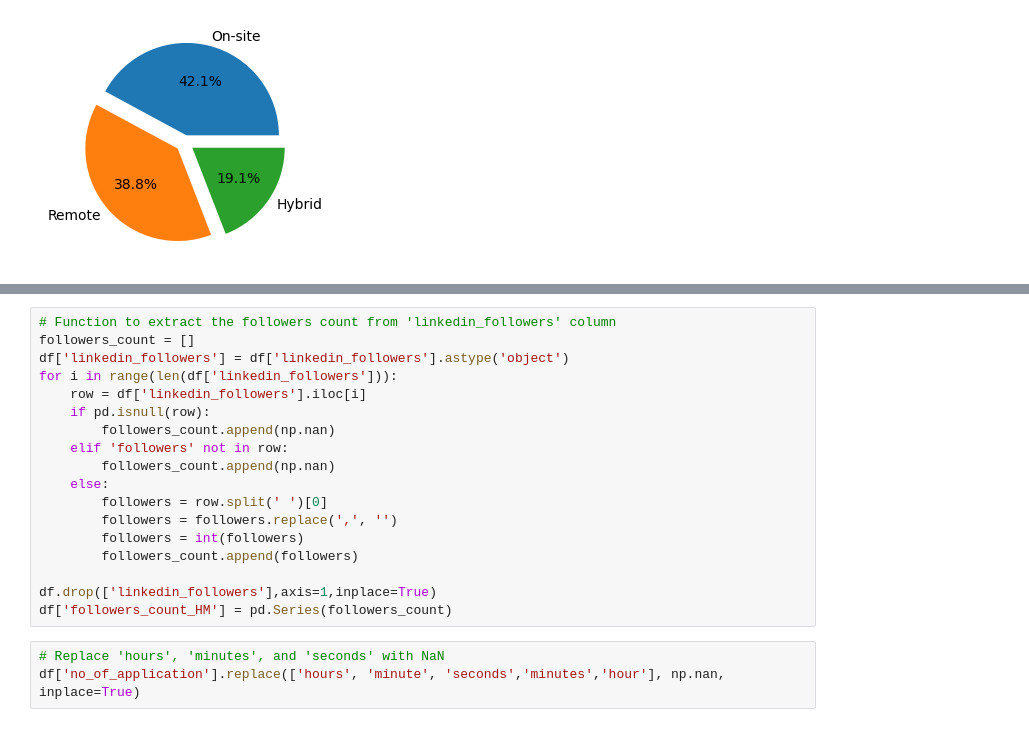
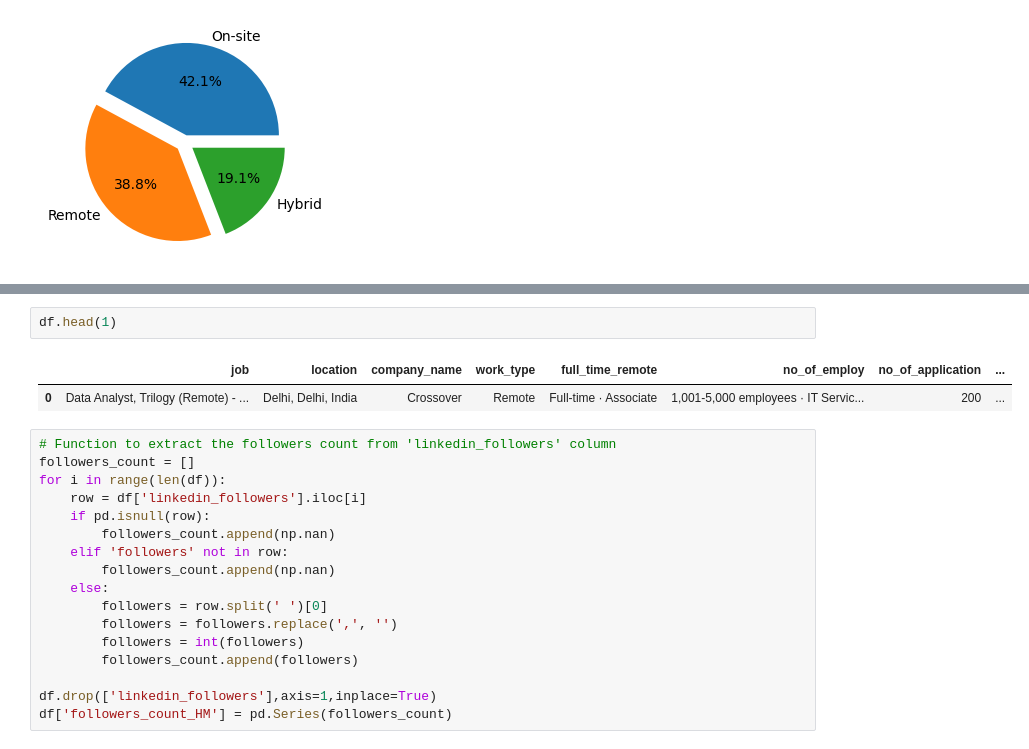
Before and after one commit to yuvraaj2002/Job-Demand-Forecasting, a Jupyter notebook: notebook/Code.ipynb, the cells around one changed output, grey strips where cells are left out. Saved outputs shown, nothing was run; the diff lists cells and outputs as text.

```diff
--- a/notebook/Code.ipynb
+++ b/notebook/Code.ipynb
@@ -102,8 +153,12 @@ plt.show()
+# %%
+df.head(1)
+# %% [output]
+|  | job | location | company_name | work_type | full_time_remote | no_of_employ | no_of_application | ... |
+| 0 | Data Analyst, Trilogy (Remote) - ... | Delhi, Delhi, India | Crossover | Remote | Full-time · Associate | 1,001-5,000 employees · IT Servic... | 200 | ... |
 # %%
 # Function to extract the followers count from 'linkedin_followers' column
 followers_count = []
-df['linkedin_followers'] = df['linkedin_followers'].astype('object')
-for i in range(len(df['linkedin_followers'])):
+for i in range(len(df)):
     row = df['linkedin_followers'].iloc[i]
     if pd.isnull(row):
         followers_count.append(np.nan)
@@ -117,6 +172,3 @@ for i in range(len(df['linkedin_followers'])):
 
 df.drop(['linkedin_followers'],axis=1,inplace=True)
 df['followers_count_HM'] = pd.Series(followers_count)
-# %%
-# Replace 'hours', 'minutes', and 'seconds' with NaN
-df['no_of_application'].replace(['hours', 'minute', 'seconds','minutes','hour'], np.nan, inplace=True)
```
Also changed, not shown: parts of 28 cells of this notebook.
